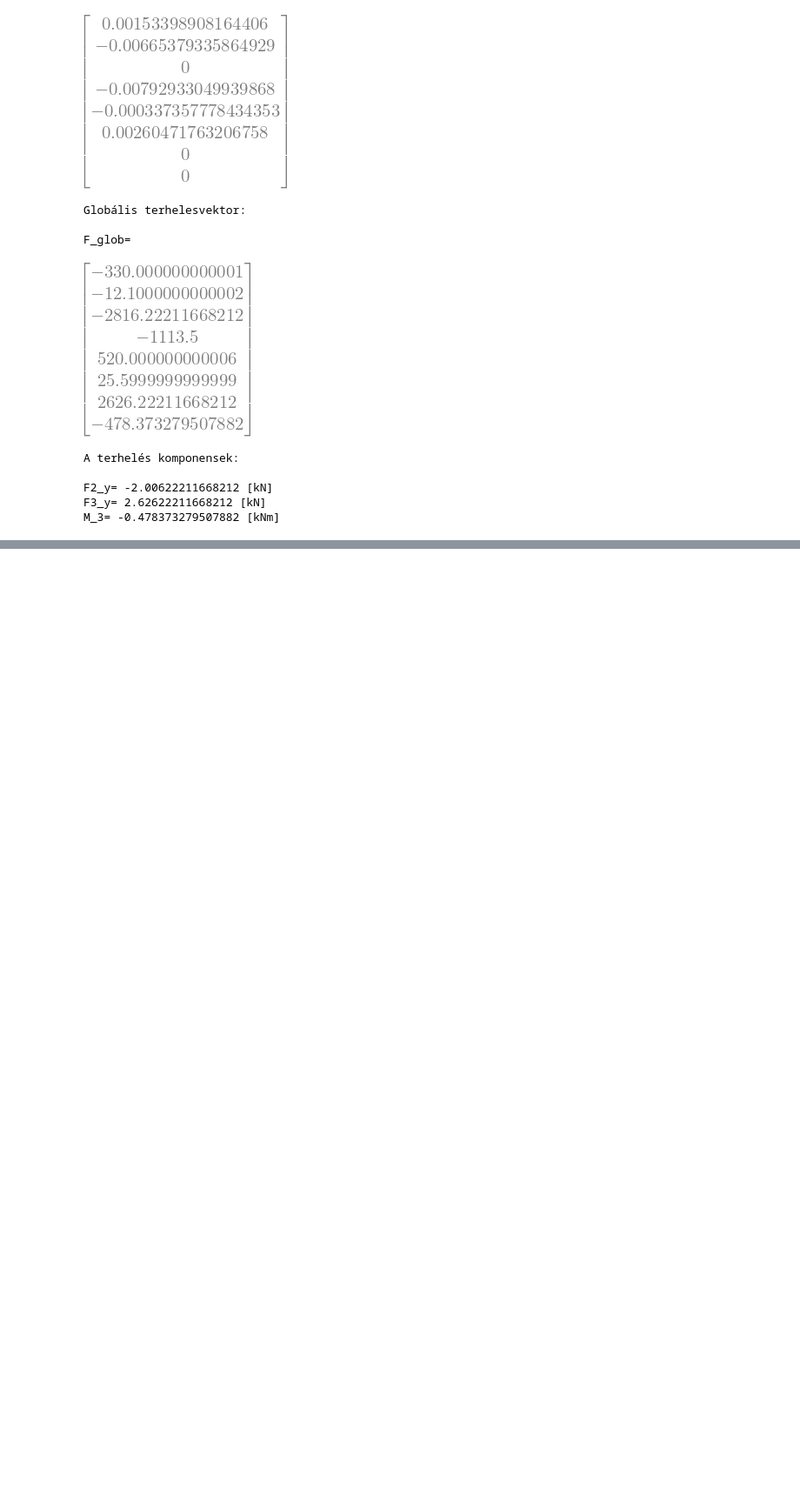
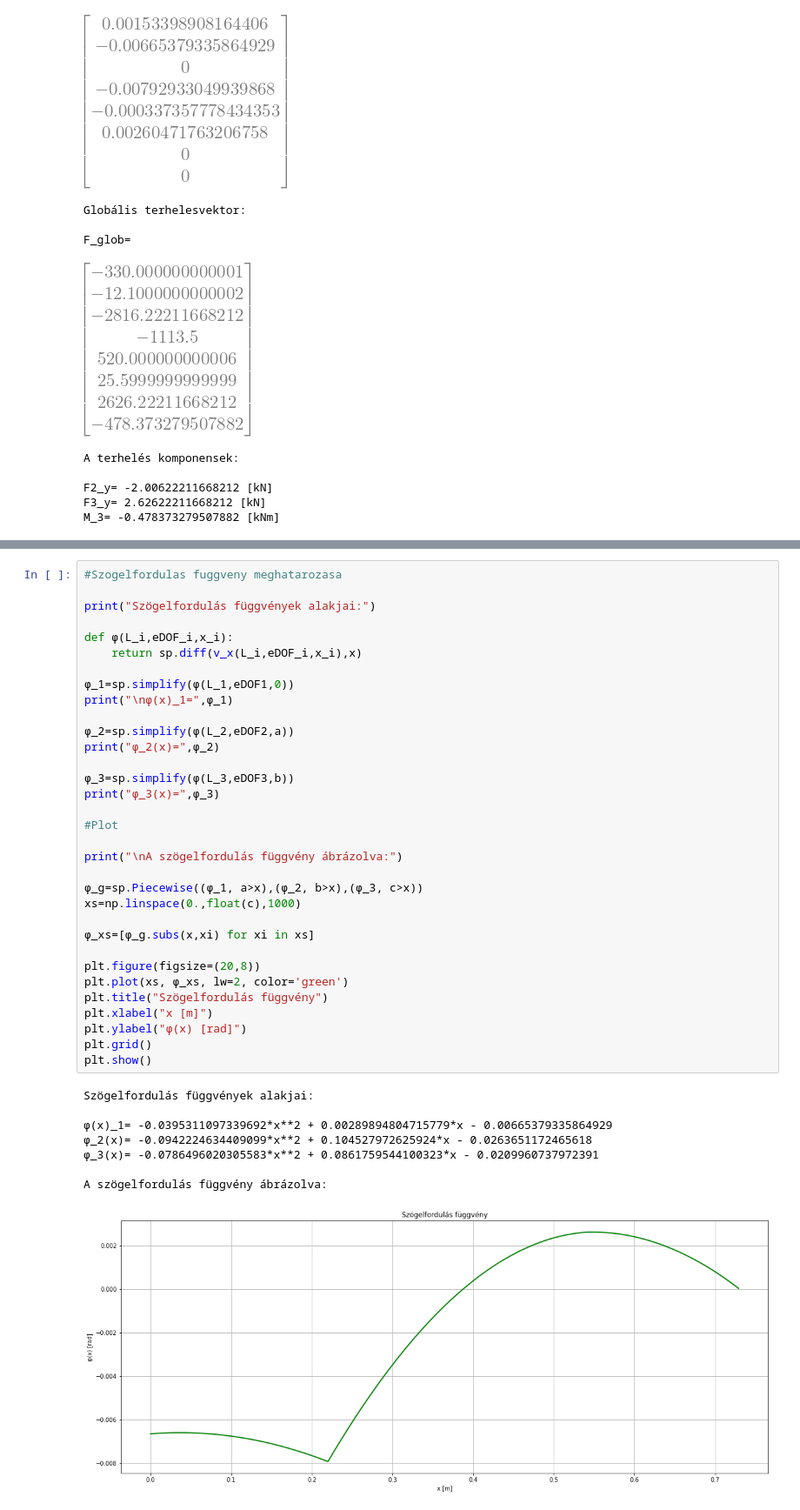
Before and after one commit to near731/VEM_HF1, a Jupyter notebook: vem_hf1.ipynb, the cells around one changed output, grey strips where cells are left out. Shown: that part at 87% size. Cells and saved outputs as stored; diff of their text form; blank space fills up the shorter version.

```diff
--- a/vem_hf1.ipynb
+++ b/vem_hf1.ipynb
@@ -341,0 +392,42 @@ M_3= -0.478373279507882 [kNm]
+# %%
+#Szogelfordulas fuggveny meghatarozasa
+
+print("Szögelfordulás függvények alakjai:")
+
+def φ(L_i,eDOF_i,x_i):
+    return sp.diff(v_x(L_i,eDOF_i,x_i),x)
+
+φ_1=sp.simplify(φ(L_1,eDOF1,0))
+print("\nφ(x)_1=",φ_1)
+
+φ_2=sp.simplify(φ(L_2,eDOF2,a))
+print("φ_2(x)=",φ_2)
+
+φ_3=sp.simplify(φ(L_3,eDOF3,b))
+print("φ_3(x)=",φ_3)
+
+#Plot
+
+print("\nA szögelfordulás függvény ábrázolva:")
+
+φ_g=sp.Piecewise((φ_1, a>x),(φ_2, b>x),(φ_3, c>x))
+xs=np.linspace(0.,float(c),1000)
+
+φ_xs=[φ_g.subs(x,xi) for xi in xs]
+
+plt.figure(figsize=(20,8))
+plt.plot(xs, φ_xs, lw=2, color='green')
+plt.title("Szögelfordulás függvény")
+plt.xlabel("x [m]")
+plt.ylabel("φ(x) [rad]")
+plt.grid()
+plt.show()
+# %% [output]
+Szögelfordulás függvények alakjai:
+
+φ(x)_1= -0.0395311097339692*x**2 + 0.00289894804715779*x - 0.00665379335864929
+φ_2(x)= -0.0942224634409099*x**2 + 0.104527972625924*x - 0.0263651172465618
+φ_3(x)= -0.0786496020305583*x**2 + 0.0861759544100323*x - 0.0209960737972391
+
+A szögelfordulás függvény ábrázolva:
+[figure, added]
```
Also changed, not shown: parts of 3 cells of this notebook.
